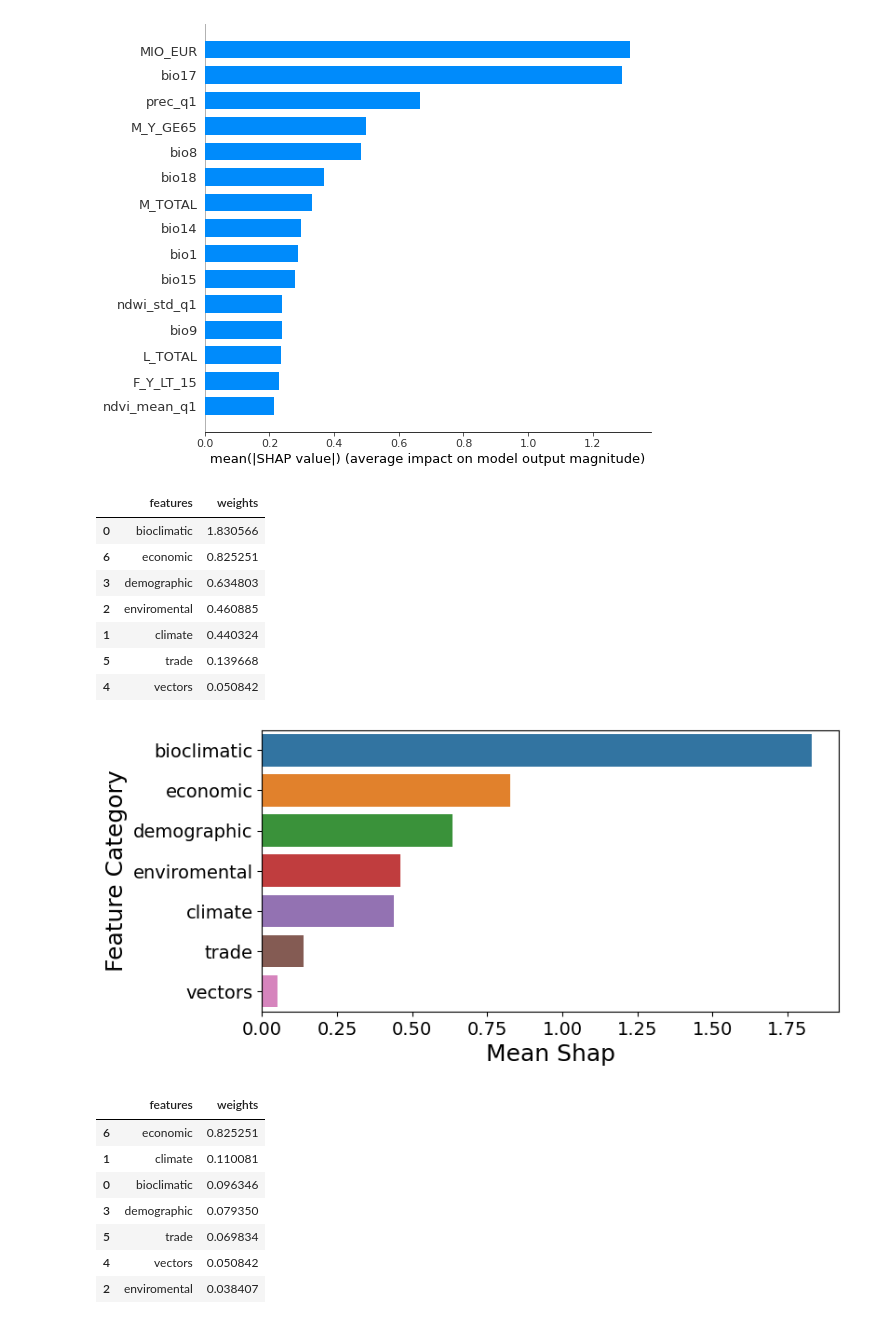
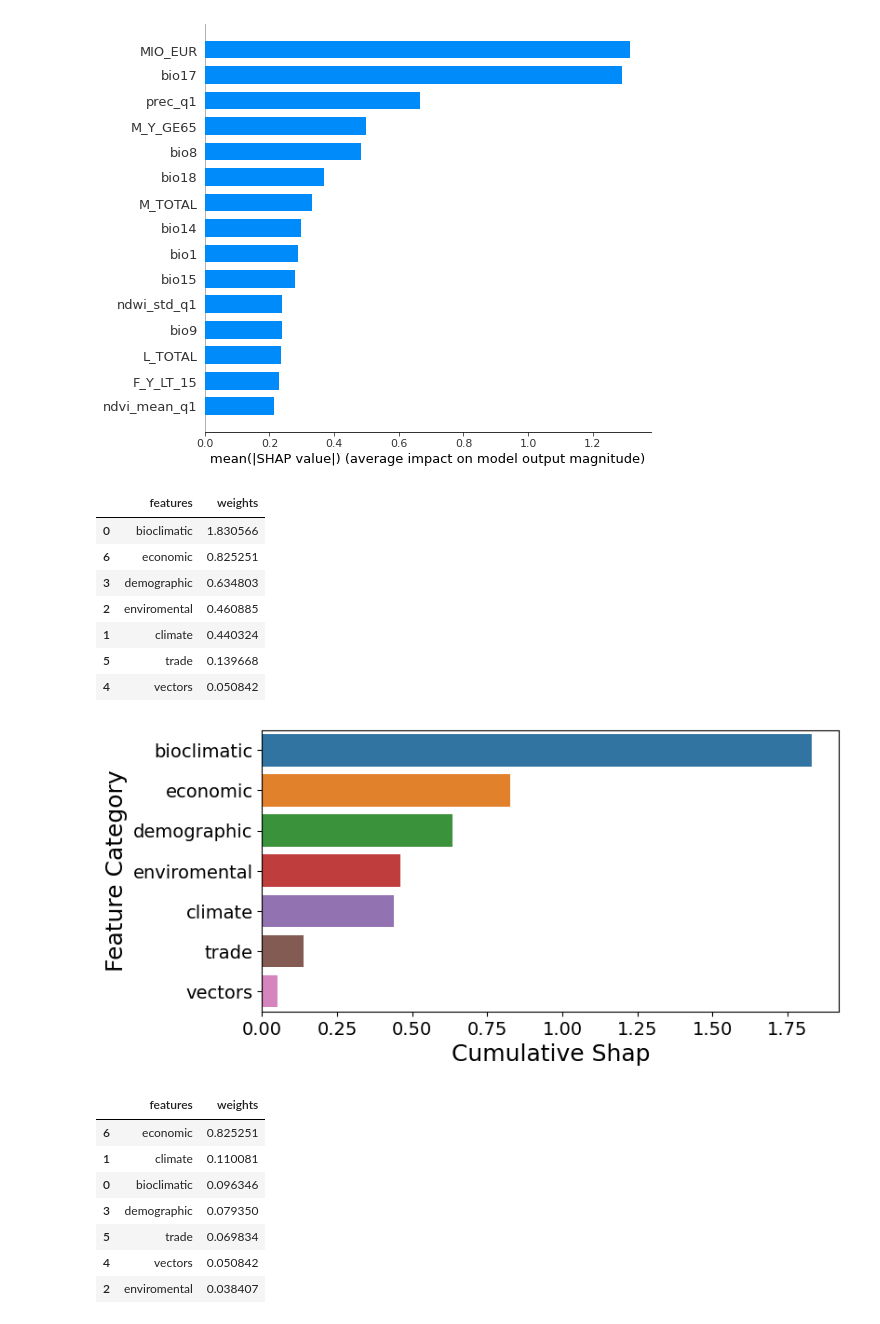
Before and after one commit to dsainidis/MBD-Prediction, a Jupyter notebook: JRC Interpretability/Greece/notebooks/GR_Modeling_&_Training_Q1_2011-2022_xgb_yearCV.ipynb, the cells around one changed output. Saved outputs shown, nothing was run; the diff lists cells and outputs as text; code cells hidden in the pictures.

```diff
--- a/JRC Interpretability/Greece/notebooks/GR_Modeling_&_Training_Q1_2011-2022_xgb_yearCV.ipynb
+++ b/JRC Interpretability/Greece/notebooks/GR_Modeling_&_Training_Q1_2011-2022_xgb_yearCV.ipynb
@@ -253,34 +258,34 @@ shap.summary_plot(shap_values, features = X_train, feature_names = feature_names
 # %%
 df_bioclimatic = shaps.loc[shaps['features'].isin(bioclimatic)].drop(columns=['weights'])
 df_climate = shaps.loc[shaps['features'].isin(climate)].drop(columns=['weights'])
 df_enviromental = shaps.loc[shaps['features'].isin(enviromental)].drop(columns=['weights'])
 df_demographic = shaps.loc[shaps['features'].isin(demographic)].drop(columns=['weights'])
 df_vectors = shaps.loc[shaps['features'].isin(vectors)].drop(columns=['weights'])
 df_trade = shaps.loc[shaps['features'].isin(trade)].drop(columns=['weights'])
 df_economic = shaps.loc[shaps['features'].isin(economic)].drop(columns=['weights'])
 
 categories = {'Category': ['bioclimatic', 'climate', 'enviromental', 'demographic', 'vectors', 'trade', 'economic'],
               'Mean_Shap': [df_bioclimatic.weights_abs.sum(),df_climate.weights_abs.sum(),df_enviromental.weights_abs.sum(),
                             df_demographic.weights_abs.sum(),df_vectors.weights_abs.sum(),df_trade.weights_abs.sum(),df_economic.weights_abs.sum()]}
 
 categories_df = pd.DataFrame.from_dict(categories)
 
 categories_df.sort_values(by = 'Mean_Shap', ascending=False)
 
 mean_shap_categories = categories_df['Mean_Shap']
 mean_shap_categories = mean_shap_categories.to_numpy().reshape(1,7)
 
-plot_feature_importance(mean_shap_categories, categories_df['Category'], y_label='Feature Category', x_label = 'Mean Shap', figure_size = (8, 4))
+plot_feature_importance(mean_shap_categories, categories_df['Category'], y_label='Feature Category', x_label = 'Cumulative Shap', figure_size = (8, 4))
 # %% [output]
 |  | features | weights |
 | 0 | bioclimatic | 1.830566 |
 | 6 | economic | 0.825251 |
 | 3 | demographic | 0.634803 |
 | 2 | enviromental | 0.460885 |
 | 1 | climate | 0.440324 |
 | 5 | trade | 0.139668 |
 | 4 | vectors | 0.050842 |
-[figure, old version]
+[figure, new version]
 # %%
 df_bioclimatic = shaps.loc[shaps['features'].isin(bioclimatic)].drop(columns=['weights'])
 df_climate = shaps.loc[shaps['features'].isin(climate)].drop(columns=['weights'])
```
Also changed, not shown: parts of 5 cells of this notebook, 20 other files.
